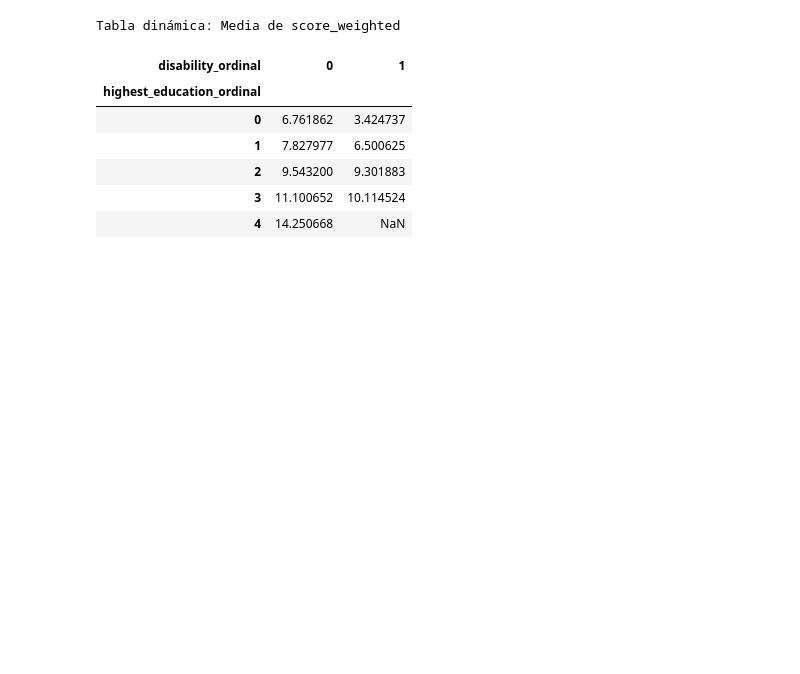
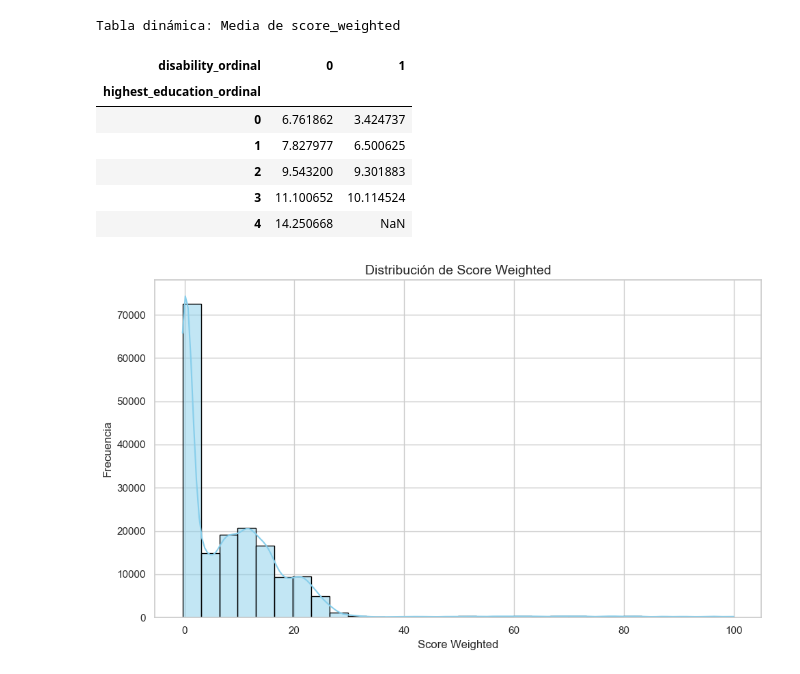
Before and after one commit to SiriusDarkz/oulad-eda, a Jupyter notebook: notebooks/eda_oulad.ipynb, the cells around one changed output. Drawn from its saved outputs; the diff is of its cells as text; code cells hidden in the pictures; blank space fills up the shorter version.

```diff
--- a/notebooks/eda_oulad.ipynb
+++ b/notebooks/eda_oulad.ipynb
@@ -291,3 +280,26 @@ Tabla dinámica: Media de score_weighted
 | 2 | 9.543200 | 9.301883 |
 | 3 | 11.100652 | 10.114524 |
 | 4 | 14.250668 | NaN |
+# %%
+import matplotlib.pyplot as plt
+import seaborn as sns
+
+plt.figure(figsize=(10, 6))
+
+# Histograma simple con KDE (curva de densidad)
+sns.histplot(
+    data=df_assess,              # Tu DataFrame
+    x="score_weighted",          # Variable a graficar
+    bins=30,                     # Número de barras
+    kde=True,                    # Dibuja la curva de densidad
+    color="skyblue",             # Color del histograma
+    edgecolor="black"            # Borde de las barras
+)
+
+plt.title("Distribución de Score Weighted", fontsize=14)
+plt.xlabel("Score Weighted", fontsize=12)
+plt.ylabel("Frecuencia", fontsize=12)
+plt.tight_layout()
+plt.show()
+# %% [output]
+[figure, added]
```
Also changed, not shown: parts of 1 cell of this notebook, 1 other file.
